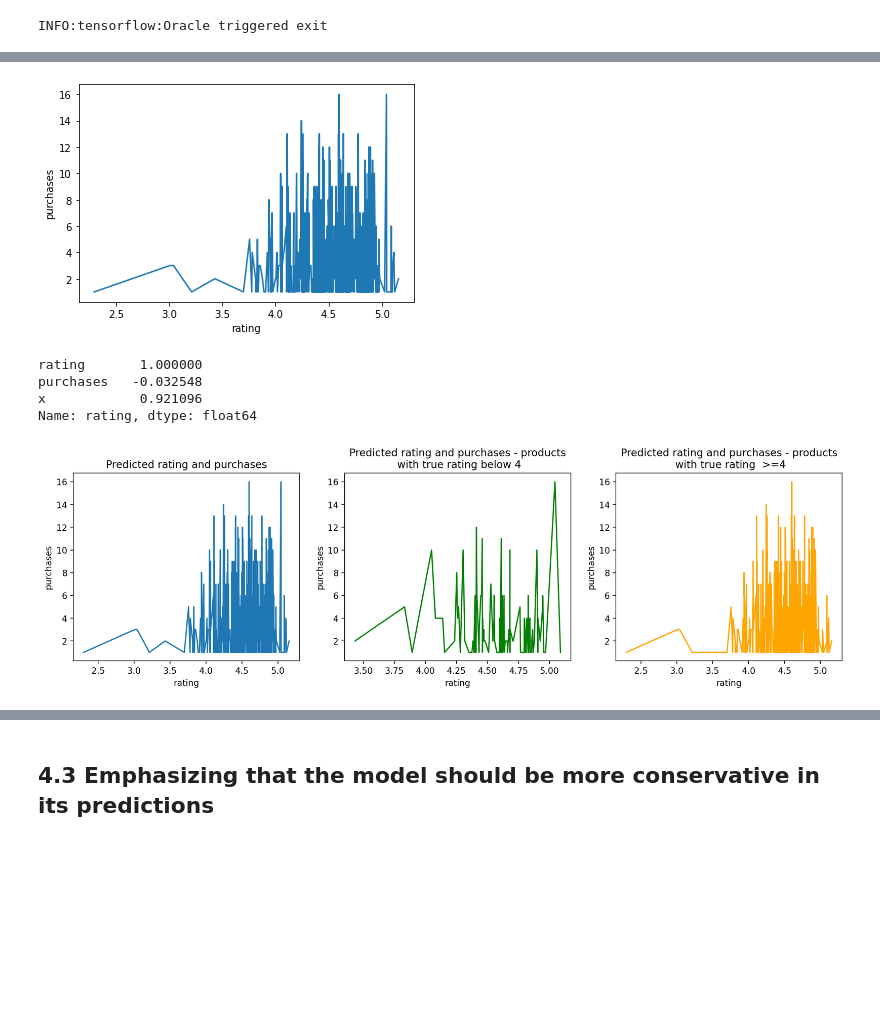
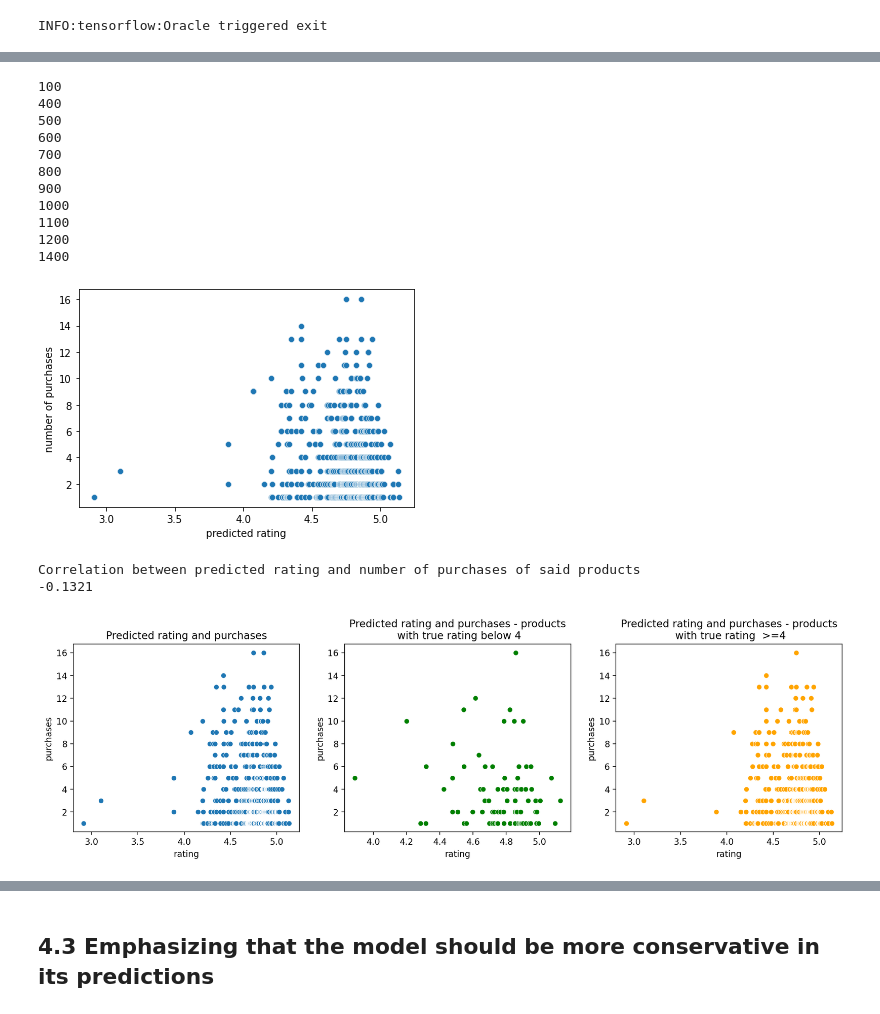
Before and after one commit to IkkefraIshoej/ABA-Exam, a Jupyter notebook: ABA final project-descriptive+basic recommender system_v2.ipynb, the cells around one changed output, grey strips where cells are left out. Drawn from its saved outputs; the diff is of its cells as text; code cells hidden in the pictures; blank space fills up the shorter version.

```diff
--- a/ABA final project-descriptive+basic recommender system_v2.ipynb
+++ b/ABA final project-descriptive+basic recommender system_v2.ipynb
@@ -2379,18 +2392,19 @@ KPI
 # %%
 import collections
+# From https://towardsdatascience.com/recommender-systems-from-learned-embeddings-f1d12288f278
 from sklearn.manifold import TSNE
 tsndf=trainf[(trainf['overall']==1) | (trainf['overall']==4)]
-MOVIE_EMBEDDING_LIST = []
-MOVIE_EMBED_MAP = collections.defaultdict()
+embedding_list = []
+embedding_map = collections.defaultdict()
 
 for _id in tsndf['product'].unique():
     emb = prod_model.predict(np.array([_id]))
     val = list(emb.reshape(1,-1))[0]
-    MOVIE_EMBEDDING_LIST.insert(_id, val)
-    MOVIE_EMBED_MAP[_id] = val
+    embedding_list.insert(_id, val)
+    embedding_map[_id] = val
 
 tsne_model = TSNE(perplexity=40, n_components=2, init='pca', n_iter=2500, random_state=23)
-new_values = tsne_model.fit_transform(MOVIE_EMBEDDING_LIST[:tsndf['product'].nunique()])
+new_values = tsne_model.fit_transform(embedding_list[:tsndf['product'].nunique()])
 
 plotts=pd.DataFrame(new_values)
 plotts.index=tsndf['product'].unique()
@@ -2399,7 +2413,7 @@ for i in plotts.index:
     plotts.loc[i, 'rating']=tsndf.loc[tsndf['product']==i, 'overall'].mean()
 
 plotts.columns=['dim1', 'dim2', 'rating']
-plt.figure(figsize=(10,4), dpi=200)
+plt.figure(figsize=(10,4), dpi=150)
 sns.scatterplot(data=plotts, x='dim1', y='dim2', hue='rating')
 # %% [output]
 <AxesSubplot:xlabel='dim1', ylabel='dim2'>
@@ -2487,7 +2503,7 @@ def build_model(hp):
 tuner = kt.RandomSearch(
     hypermodel=build_model,
     objective="mean_absolute_percentage_error",
-    max_trials=15,
+    max_trials=5,
     executions_per_trial=1,
     overwrite=True,
     directory="tuner",
@@ -2508,7 +2524,7 @@ callbacks = [keras.callbacks.EarlyStopping('val_loss', patience=10),
 
 training = model.fit(x=[df_full_train["user"], df_full_train["product"], df_full_train.iloc[:,7:]],
                      y=df_full_train["overall"],
-                     epochs=100, shuffle=True, verbose=0, validation_split=0.3, callbacks=callbacks)
+                     epochs=10, shuffle=True, verbose=0, validation_split=0.3, callbacks=callbacks)
 
 model = training.model
 utils_plot_keras_training(training)
@@ -2538,6 +2539,6 @@ dfproduct.iloc[:,6:]
 # Test
 #del df_full_test['yhat']
 pred_df['yhat_NNfull'] = model.predict([df_full_test["user"], df_full_test["product"],
-                                       df_full_test.iloc[:,7:-1]])
+                                       df_full_test.iloc[:,7:]])
 np.mean((pred_df.overall-pred_df['yhat_NNfull'])**2)
 # %% [output]
@@ -2600,63 +2575,43 @@ array([[4.826832 ],
 # %%
 import matplotlib.pyplot as plt
 
 # 1-2 min runtime
 dfproduct = df_full_test.copy()
 dfproduct=dfproduct.groupby('product').mean()
 dfproduct['product']=dfproduct.index
 dfproduct.iloc[:,6:]
 ## GENERATE PREDICTIONS FOR ALL USER-ITEM COMBINATIONS IN TEST SET
 # Generate df_all, item-user dataframe for all predictions (each user has 1 prediction for each product in test)
 user_ids_true = pred_df['user'].values
 prod_ids_true = pred_df['product'].values
 df_all = np.zeros((testf['user'].nunique(), testf['product'].nunique()))
 df_all=pd.DataFrame(df_all)
 df_all.index=np.unique(user_ids_true)
 df_all.columns=np.unique(prod_ids_true)
 for i in df_all.index:
         if i % 100==0:
             print(i)
         df_all.loc[i, :]=model.predict([np.array([df_full_test.loc[i, "user"]]*df_full_test['product'].nunique()),
                                     dfproduct["product"],
-                                       dfproduct.iloc[:,6:-2]]).ravel()
+                                       dfproduct.iloc[:,6:-1]]).ravel()
         #for a in df_all.columns:
         #    df_all.loc[i, a]=model.predict(i, a, verbose=False).est
 
-def GenerateGraph_TopRated(df_all, testf):
-    product_means_pred_test=df_all.mean(axis=0)
-    salesdf=pd.DataFrame(product_means_pred_test)
-    salesdf['purchases']=testf.groupby('product').count()['overall']
-    salesdf=salesdf.sort_values(by=[0])
-    salesdf.columns=['rating', 'purchases']
-    salesdf['x']=range(salesdf.shape[0])
-    sns.lineplot(data=salesdf, x='rating', y='purchases')
-    plt.show()
-    print(salesdf.corr()['rating'])
-
-GenerateGraph_TopRated(df_all, testf)
-
-product_means_pred_test=df_all.mean(axis=0)
-salesdf=pd.DataFrame(product_means_pred_test)
-salesdf['purchases']=testf.groupby('product').count()['overall']
-salesdf['meanrating']=(testf.groupby('product').mean()['overall'])
-salesdf['badmark']=0
-salesdf.loc[testf['overall']<4,'badmark']=1
-salesdf=salesdf.sort_values(by=[0])
-salesdf.columns=['rating', 'purchases', 'meanrating', 'badmark']
-salesdf['x']=range(salesdf.shape[0])
-figure, axes = plt.subplots(nrows=1, ncols=3, figsize=(16,4), dpi=200)
-sns.lineplot(data=salesdf, x='rating', y='purchases', ax=axes[0])
-axes[0].set_title('Predicted rating and purchases')
-sns.lineplot(data=salesdf[salesdf['badmark']==1], x='rating', y='purchases', color='green', ax=axes[1])
-axes[1].set_title('Predicted rating and purchases - products\n with true rating below 4')
-sns.lineplot(data=salesdf[salesdf['badmark']==0], x='rating', y='purchases', color='orange', ax=axes[2])
-axes[2].set_title('Predicted rating and purchases - products\n with true rating  >=4')
-plt.show()
-print(salesdf.corr()['rating'])
+salesdf=GenerateGraph_TopRated(df_all, testf)
+GenerateGraph_TopRatedSorted(salesdf, df_all, testf)
 # %% [output]
+100
+400
+500
+600
+700
+800
+900
+1000
+1100
+1200
+1400
-[figure, old version]
+[figure, new version]
-rating       1.000000
-purchases   -0.032548
-x            0.921096
-Name: rating, dtype: float64
+Correlation between predicted rating and number of purchases of said products
+-0.1321
-[figure, old version]
+[figure, new version]
```
Also changed, not shown: parts of 37 cells of this notebook, 18 other files.
